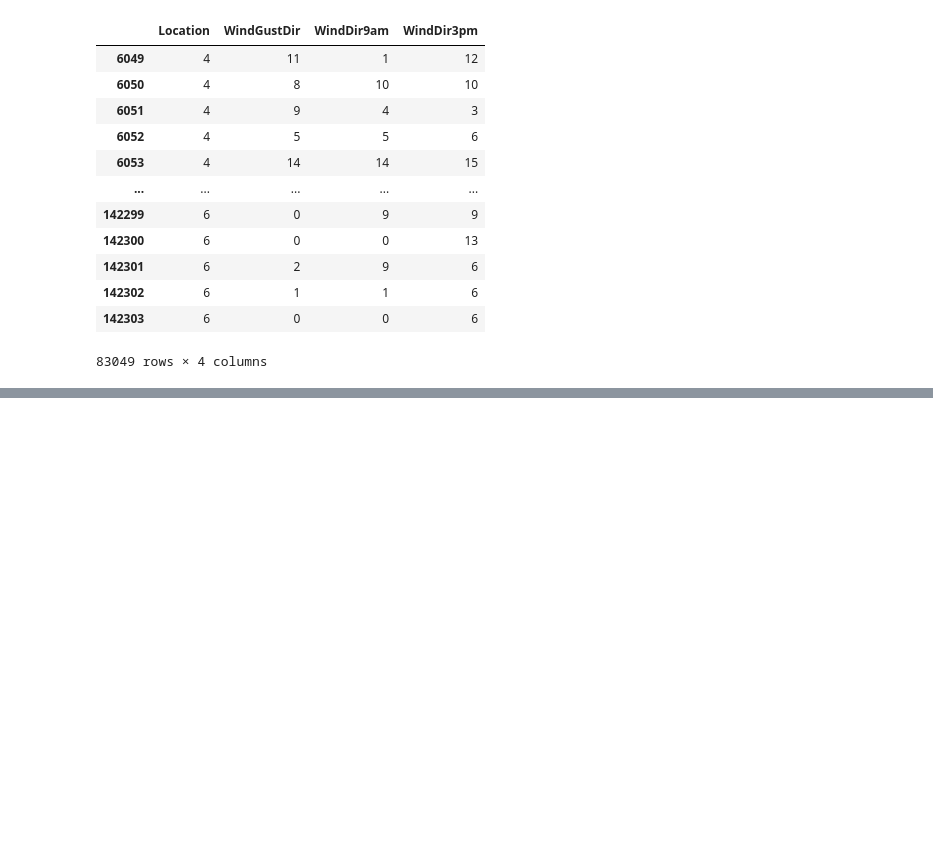
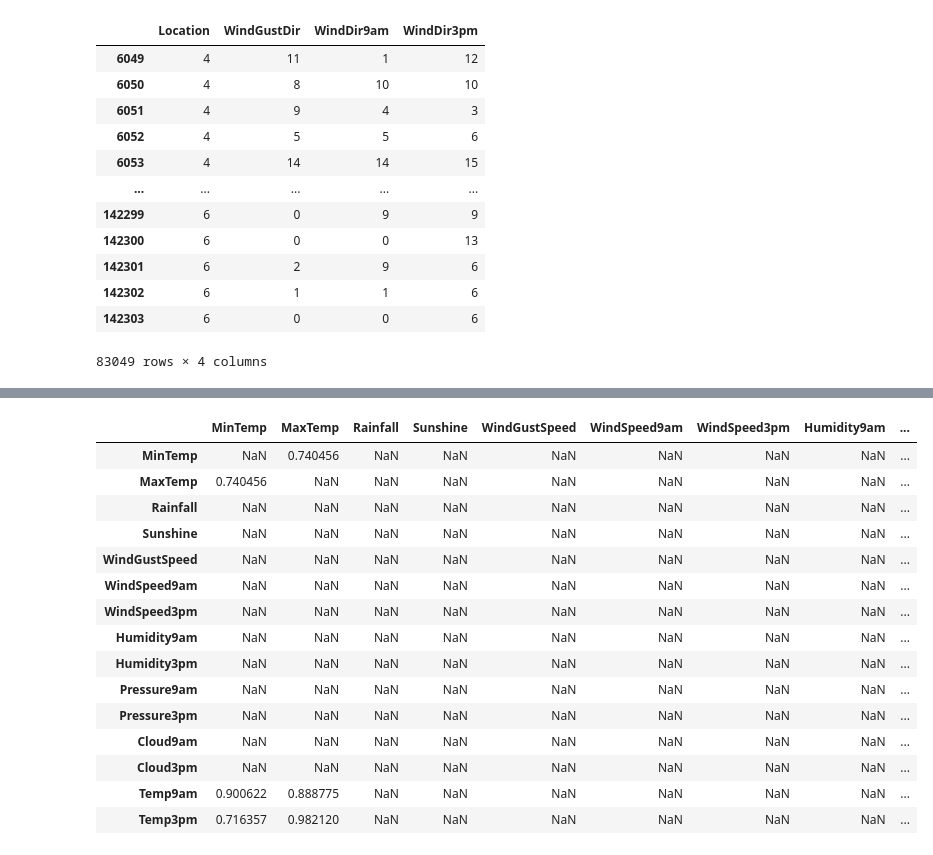
Before and after one commit to dzungpnguyen/rain-in-australia, a Jupyter notebook: data_exploration_analysis.ipynb, the cells around one changed output, grey strips where cells are left out. Saved outputs shown, nothing was run; the diff lists cells and outputs as text; code cells hidden in the pictures; blank space fills up the shorter version.

```diff
--- a/data_exploration_analysis.ipynb
+++ b/data_exploration_analysis.ipynb
@@ -907,0 +964,20 @@ df[object_columns]
+# %%
+high_correlation_matrix = correlation_matrix[(correlation_matrix < 1) & (correlation_matrix > 0.7)]
+high_correlation_matrix
+# %% [output]
+|  | MinTemp | MaxTemp | Rainfall | Sunshine | WindGustSpeed | WindSpeed9am | WindSpeed3pm | Humidity9am | ... |
+| MinTemp | NaN | 0.740456 | NaN | NaN | NaN | NaN | NaN | NaN | ... |
+| MaxTemp | 0.740456 | NaN | NaN | NaN | NaN | NaN | NaN | NaN | ... |
+| Rainfall | NaN | NaN | NaN | NaN | NaN | NaN | NaN | NaN | ... |
+| Sunshine | NaN | NaN | NaN | NaN | NaN | NaN | NaN | NaN | ... |
+| WindGustSpeed | NaN | NaN | NaN | NaN | NaN | NaN | NaN | NaN | ... |
+| WindSpeed9am | NaN | NaN | NaN | NaN | NaN | NaN | NaN | NaN | ... |
+| WindSpeed3pm | NaN | NaN | NaN | NaN | NaN | NaN | NaN | NaN | ... |
+| Humidity9am | NaN | NaN | NaN | NaN | NaN | NaN | NaN | NaN | ... |
+| Humidity3pm | NaN | NaN | NaN | NaN | NaN | NaN | NaN | NaN | ... |
+| Pressure9am | NaN | NaN | NaN | NaN | NaN | NaN | NaN | NaN | ... |
+| Pressure3pm | NaN | NaN | NaN | NaN | NaN | NaN | NaN | NaN | ... |
+| Cloud9am | NaN | NaN | NaN | NaN | NaN | NaN | NaN | NaN | ... |
+| Cloud3pm | NaN | NaN | NaN | NaN | NaN | NaN | NaN | NaN | ... |
+| Temp9am | 0.900622 | 0.888775 | NaN | NaN | NaN | NaN | NaN | NaN | ... |
+| Temp3pm | 0.716357 | 0.982120 | NaN | NaN | NaN | NaN | NaN | NaN | ... |
```
Also changed, not shown: parts of 11 cells of this notebook.
